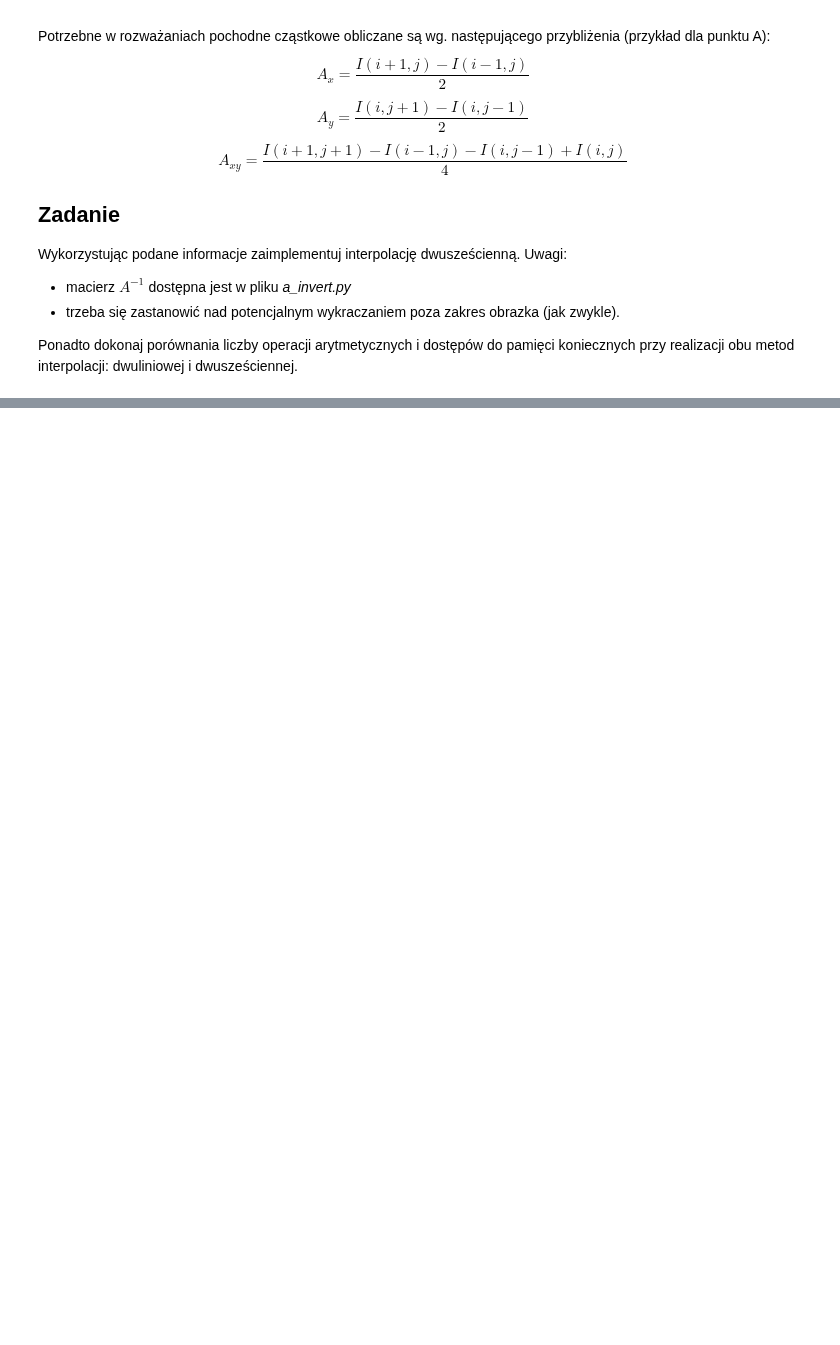
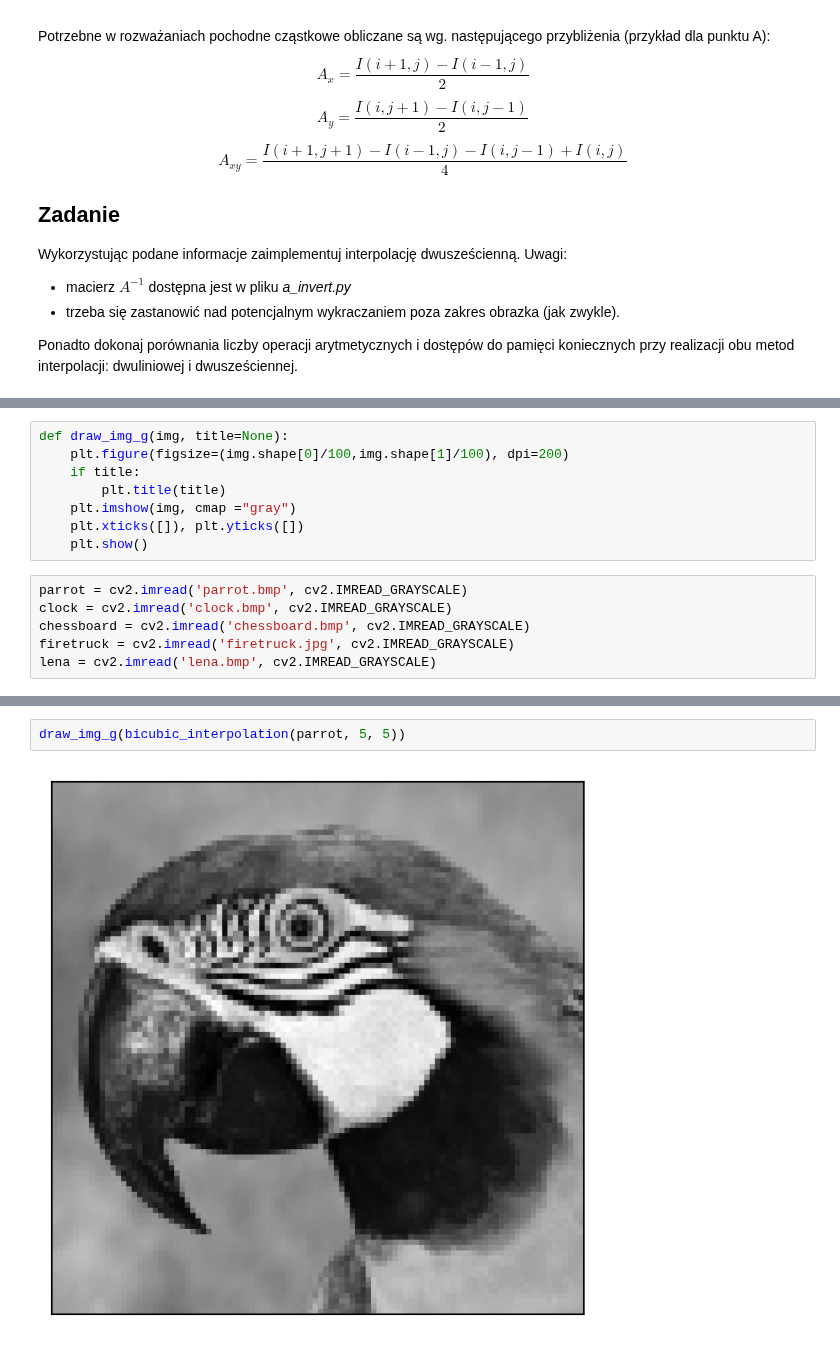
Before and after one commit to sQbanv/Introduction-to-Digital-Image-Processing, a Jupyter notebook: Rozdzielczość obrazów. Interpolacja/05_resolution_hw.ipynb, the cells around one changed output, grey strips where cells are left out. Saved outputs shown, nothing was run; the diff lists cells and outputs as text; blank space fills up the shorter version.

```diff
--- a/Rozdzielczość obrazów. Interpolacja/05_resolution_hw.ipynb
+++ b/Rozdzielczość obrazów. Interpolacja/05_resolution_hw.ipynb
@@ -91,0 +88,14 @@ import ainvert
+# %%
+def draw_img_g(img, title=None):
+    plt.figure(figsize=(img.shape[0]/100,img.shape[1]/100), dpi=200)
+    if title:
+        plt.title(title)
+    plt.imshow(img, cmap ="gray")
+    plt.xticks([]), plt.yticks([])
+    plt.show()
+# %%
+parrot = cv2.imread('parrot.bmp', cv2.IMREAD_GRAYSCALE)
+clock = cv2.imread('clock.bmp', cv2.IMREAD_GRAYSCALE)
+chessboard = cv2.imread('chessboard.bmp', cv2.IMREAD_GRAYSCALE)
+firetruck = cv2.imread('firetruck.jpg', cv2.IMREAD_GRAYSCALE)
+lena = cv2.imread('lena.bmp', cv2.IMREAD_GRAYSCALE)
@@ -91,0 +166,4 @@ import ainvert
+# %%
+draw_img_g(bicubic_interpolation(parrot, 5, 5))
+# %% [output]
+[figure, added]
```
Also changed, not shown: parts of 5 cells of this notebook, 1 other file.
